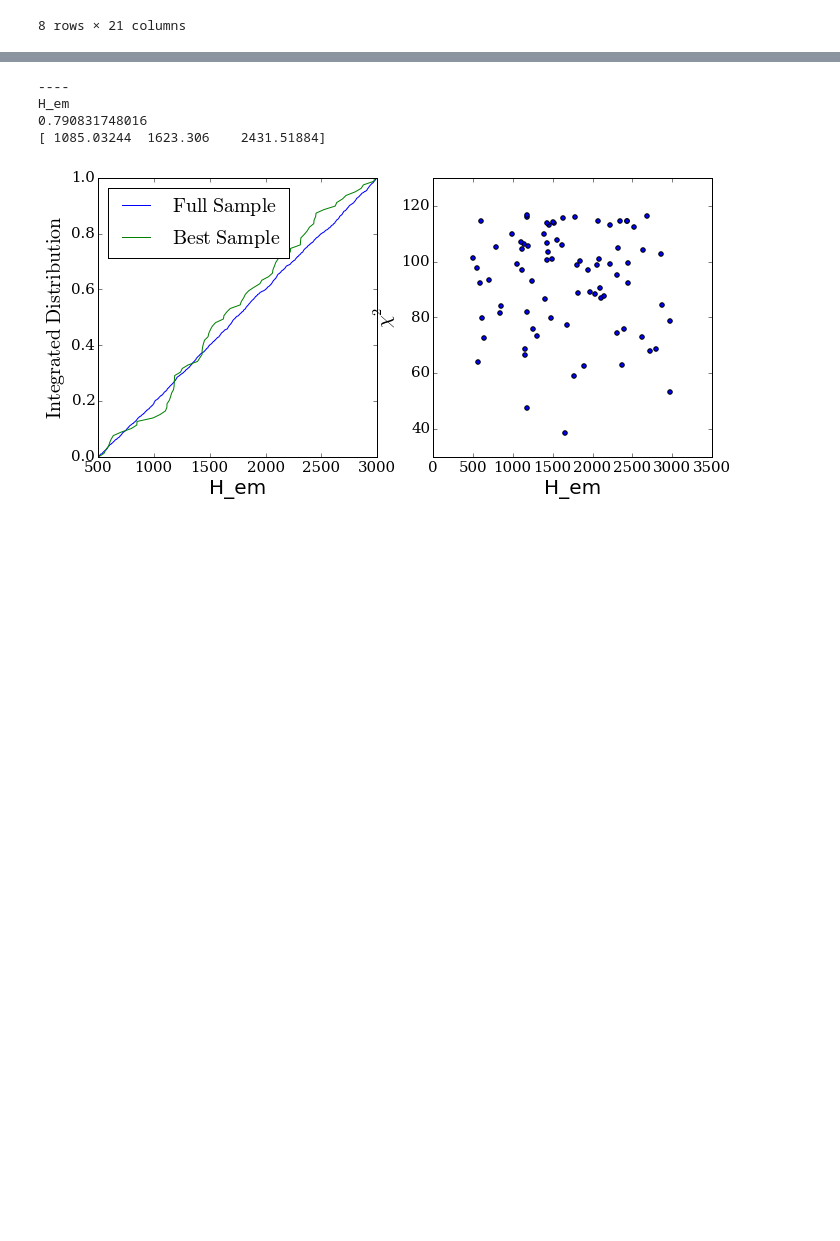
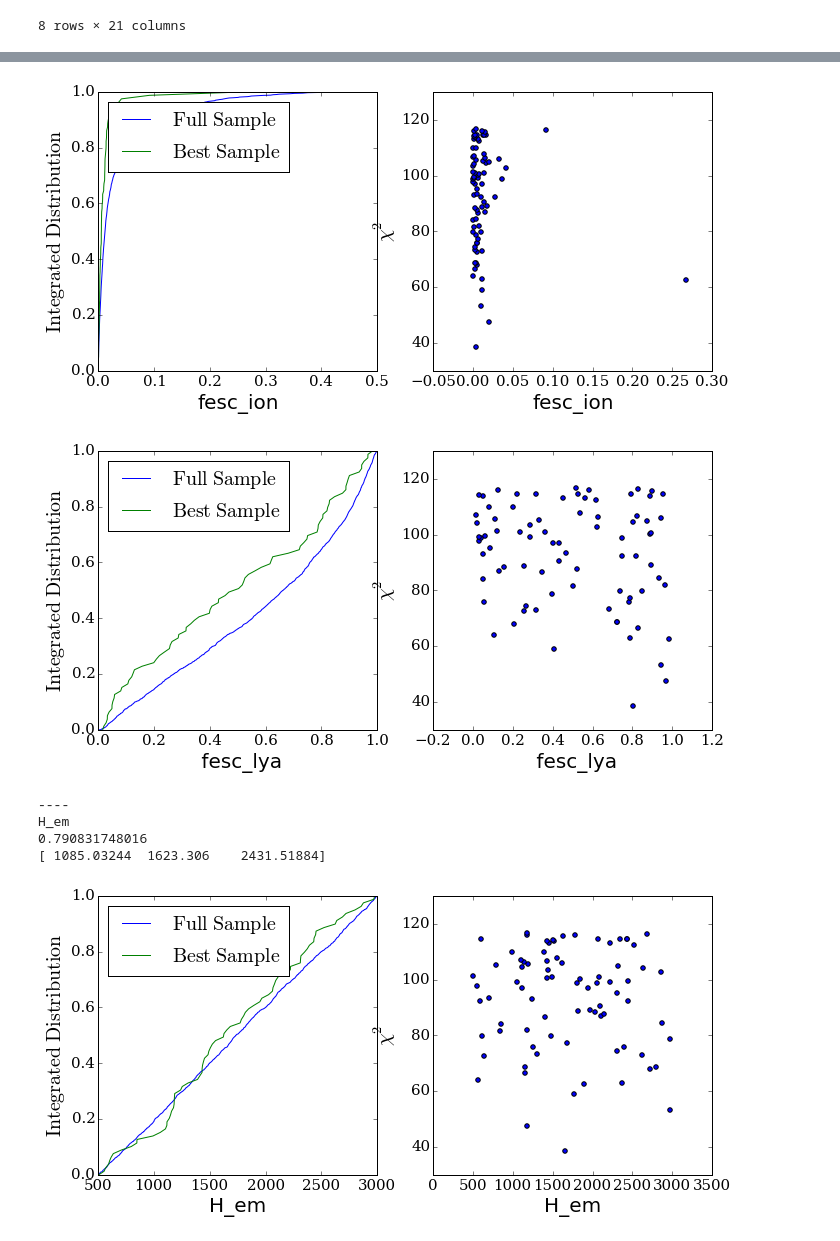
Before and after one commit to astroandes/tololo-lya-fit, a Jupyter notebook: code/multiphase.ipynb, the cells around one changed output, grey strips where cells are left out. Saved outputs shown, nothing was run; the diff lists cells and outputs as text; code cells hidden in the pictures; blank space fills up the shorter version.

Commit message:
plots for the escape fraction

```diff
--- a/code/multiphase.ipynb
+++ b/code/multiphase.ipynb
@@ -18,6 +18,7 @@ def set_ticklabels(ax, size=18):
 import pandas as ps
 # %%
 data = ps.read_csv("../data/multiphase/results.csv")
+f_escape = ps.read_csv("../data/multiphase/fesc_clumpy.csv")
 # %%
 data.describe()
 # %% [output]
@@ -36,6 +49,7 @@ n_best  = 80
 chisq = data.chisq
 sorted_id = argsort(chisq)
 best_models = data.loc[sorted_id[:n_best]]
+f_esc_best_models = f_escape.loc[sorted_id[:n_best]]
 print chisq[sorted_id[:n_best]]
 # %% [output]
 chisq
@@ -121,6 +147,15 @@ def plot_distros(fullsample, subsample, chi2sub, labelx):
     plt.savefig(labelx+'.png')
     plt.show(fig)
     plt.close(fig)
+# %%
+plot_distros(f_escape['fesc_ion'].values, f_esc_best_models['fesc_ion'].values,
+                     best_models['chisq'].values, 'fesc_ion')
+
+plot_distros(f_escape[' fesc_lya'].values, f_esc_best_models[' fesc_lya'].values,
+                     best_models['chisq'].values, ' fesc_lya')
+# %% [output]
+[figure, added]
+[figure, added]
 # %%
 column_log= ['T_ICM', 'n_HI_ICM', 'T_cl', 'n_HI_cl', 'zeta_Z']
 column_lin = ['H_em', 'P_cl', 'f_cl', 'sigma_i', 'beta_cl', 'sigma_cl', 'vinf_cl', 'r_cl']
```
Also changed, not shown: parts of 3 cells of this notebook.
